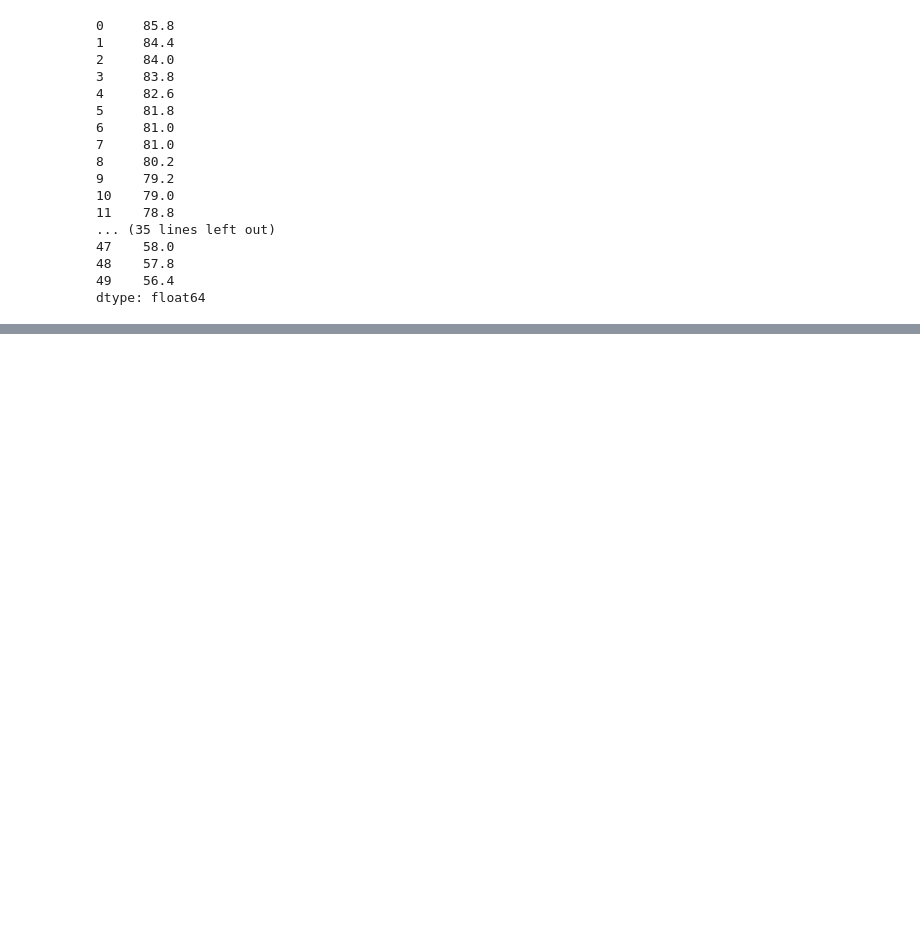
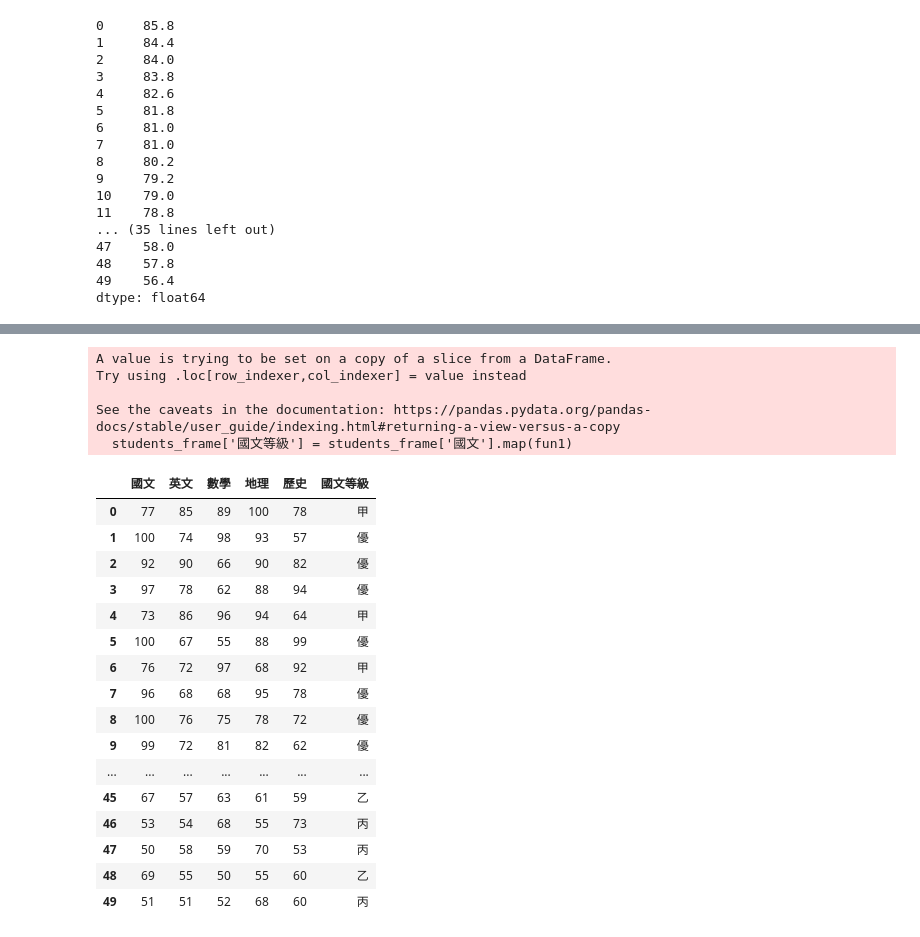
Before and after one commit to roberthsu2003/__2023_07_25__, a Jupyter notebook: lesson20_1.ipynb, the cells around one changed output, grey strips where cells are left out. Cells and saved outputs as stored; diff of their text form; code cells hidden in the pictures; blank space fills up the shorter version.

```diff
--- a/lesson20_1.ipynb
+++ b/lesson20_1.ipynb
@@ -77,3 +77,14 @@ students_frame.mean(axis=1)
 48    57.8
 49    56.4
 dtype: float64
+# %%
+display(students_frame['國文'])
+for item in students_frame['國文']:
+    if item >= 80:
+        print('優')
+    elif item >= 70:
+        print('甲')
+    elif item >= 60:
+        print('乙')
+    else:
+        print('丙')
@@ -79,0 +126,12 @@ dtype: float64
+# %%
+def fun1(item):
+    if item >= 80:
+        return '優'
+    elif item >= 70:
+        return '甲'
+    elif item >= 60:
+        return '乙'
+    else:
+        return '丙'
+
+students_frame['國文'].map(fun1)
@@ -79,0 +156,26 @@ dtype: float64
+# %%
+students_frame['國文等級'] = students_frame['國文'].map(fun1)
+students_frame
+# %% [output]
+A value is trying to be set on a copy of a slice from a DataFrame.
+Try using .loc[row_indexer,col_indexer] = value instead
+
+See the caveats in the documentation: https://pandas.pydata.org/pandas-docs/stable/user_guide/indexing.html#returning-a-view-versus-a-copy
+  students_frame['國文等級'] = students_frame['國文'].map(fun1)
+|  | 國文 | 英文 | 數學 | 地理 | 歷史 | 國文等級 |
+| 0 | 77 | 85 | 89 | 100 | 78 | 甲 |
+| 1 | 100 | 74 | 98 | 93 | 57 | 優 |
+| 2 | 92 | 90 | 66 | 90 | 82 | 優 |
+| 3 | 97 | 78 | 62 | 88 | 94 | 優 |
+| 4 | 73 | 86 | 96 | 94 | 64 | 甲 |
+| 5 | 100 | 67 | 55 | 88 | 99 | 優 |
+| 6 | 76 | 72 | 97 | 68 | 92 | 甲 |
+| 7 | 96 | 68 | 68 | 95 | 78 | 優 |
+| 8 | 100 | 76 | 75 | 78 | 72 | 優 |
+| 9 | 99 | 72 | 81 | 82 | 62 | 優 |
+| ... | ... | ... | ... | ... | ... | ... |
+| 45 | 67 | 57 | 63 | 61 | 59 | 乙 |
+| 46 | 53 | 54 | 68 | 55 | 73 | 丙 |
+| 47 | 50 | 58 | 59 | 70 | 53 | 丙 |
+| 48 | 69 | 55 | 50 | 55 | 60 | 乙 |
+| 49 | 51 | 51 | 52 | 68 | 60 | 丙 |
```
Also changed, not shown: parts of 2 cells of this notebook.
